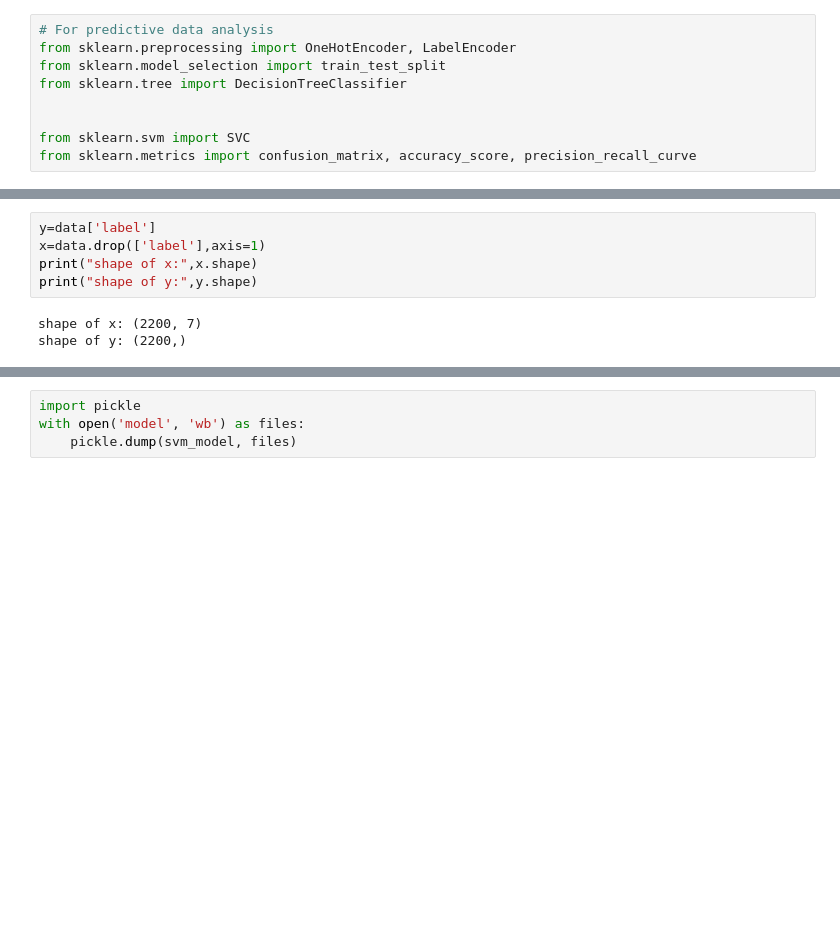
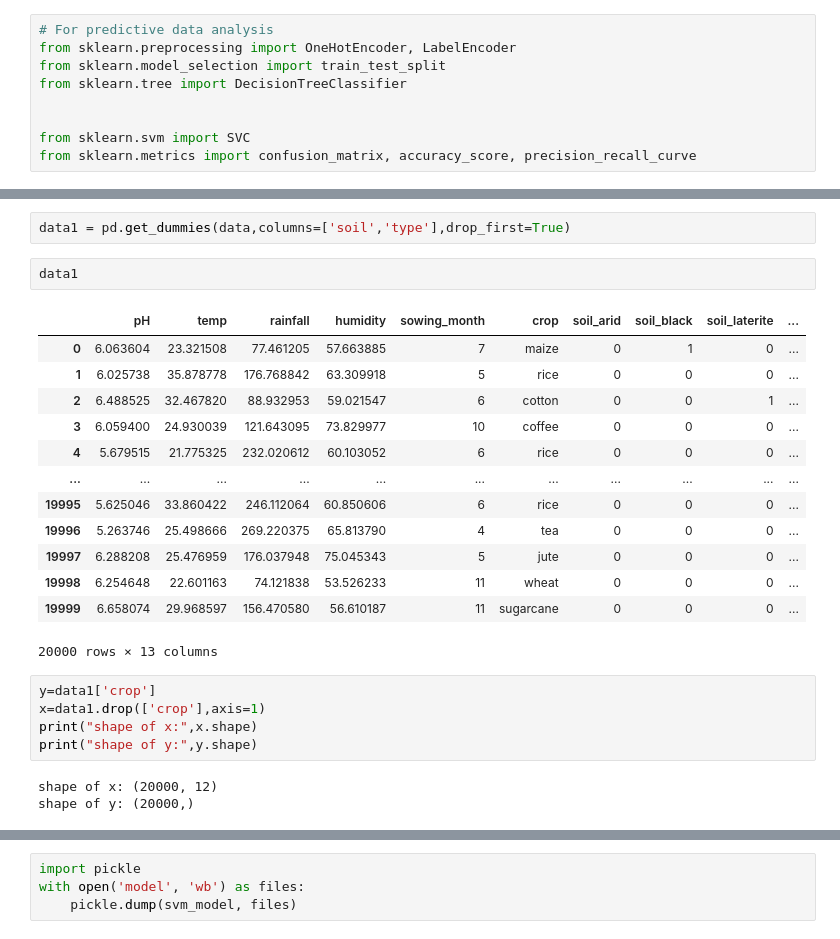
Before and after one commit to rumbleFTW/krishi-sevak, a Jupyter notebook: src/machine-learning/notebook.ipynb, the cells around one changed output, grey strips where cells are left out. Saved outputs shown, nothing was run; the diff lists cells and outputs as text; blank space fills up the shorter version.

```diff
--- a/src/machine-learning/notebook.ipynb
+++ b/src/machine-learning/notebook.ipynb
@@ -265,11 +72,29 @@ Crop in first cluster : ['rice' 'pigeonpeas' 'papaya' 'coconut' 'jute' 'coffee']
+# %%
+data1 = pd.get_dummies(data,columns=['soil','type'],drop_first=True)
+# %%
+data1
+# %% [output]
+|  | pH | temp | rainfall | humidity | sowing_month | crop | soil_arid | soil_black | soil_laterite | ... |
+| 0 | 6.063604 | 23.321508 | 77.461205 | 57.663885 | 7 | maize | 0 | 1 | 0 | ... |
+| 1 | 6.025738 | 35.878778 | 176.768842 | 63.309918 | 5 | rice | 0 | 0 | 0 | ... |
+| 2 | 6.488525 | 32.467820 | 88.932953 | 59.021547 | 6 | cotton | 0 | 0 | 1 | ... |
+| 3 | 6.059400 | 24.930039 | 121.643095 | 73.829977 | 10 | coffee | 0 | 0 | 0 | ... |
+| 4 | 5.679515 | 21.775325 | 232.020612 | 60.103052 | 6 | rice | 0 | 0 | 0 | ... |
+| ... | ... | ... | ... | ... | ... | ... | ... | ... | ... | ... |
+| 19995 | 5.625046 | 33.860422 | 246.112064 | 60.850606 | 6 | rice | 0 | 0 | 0 | ... |
+| 19996 | 5.263746 | 25.498666 | 269.220375 | 65.813790 | 4 | tea | 0 | 0 | 0 | ... |
+| 19997 | 6.288208 | 25.476959 | 176.037948 | 75.045343 | 5 | jute | 0 | 0 | 0 | ... |
+| 19998 | 6.254648 | 22.601163 | 74.121838 | 53.526233 | 11 | wheat | 0 | 0 | 0 | ... |
+| 19999 | 6.658074 | 29.968597 | 156.470580 | 56.610187 | 11 | sugarcane | 0 | 0 | 0 | ... |
+20000 rows × 13 columns
 # %%
-y=data['label']
-x=data.drop(['label'],axis=1)
+y=data1['crop']
+x=data1.drop(['crop'],axis=1)
 print("shape of x:",x.shape)
 print("shape of y:",y.shape)
 # %% [output]
-shape of x: (2200, 7)
-shape of y: (2200,)
+shape of x: (20000, 12)
+shape of y: (20000,)
 # %%
 from sklearn.model_selection import train_test_split
 x_train, x_test, y_train, y_test =train_test_split(x,y,test_size=0.2, random_state=0)
```
Also changed, not shown: parts of 26 cells of this notebook, 4 other files.
